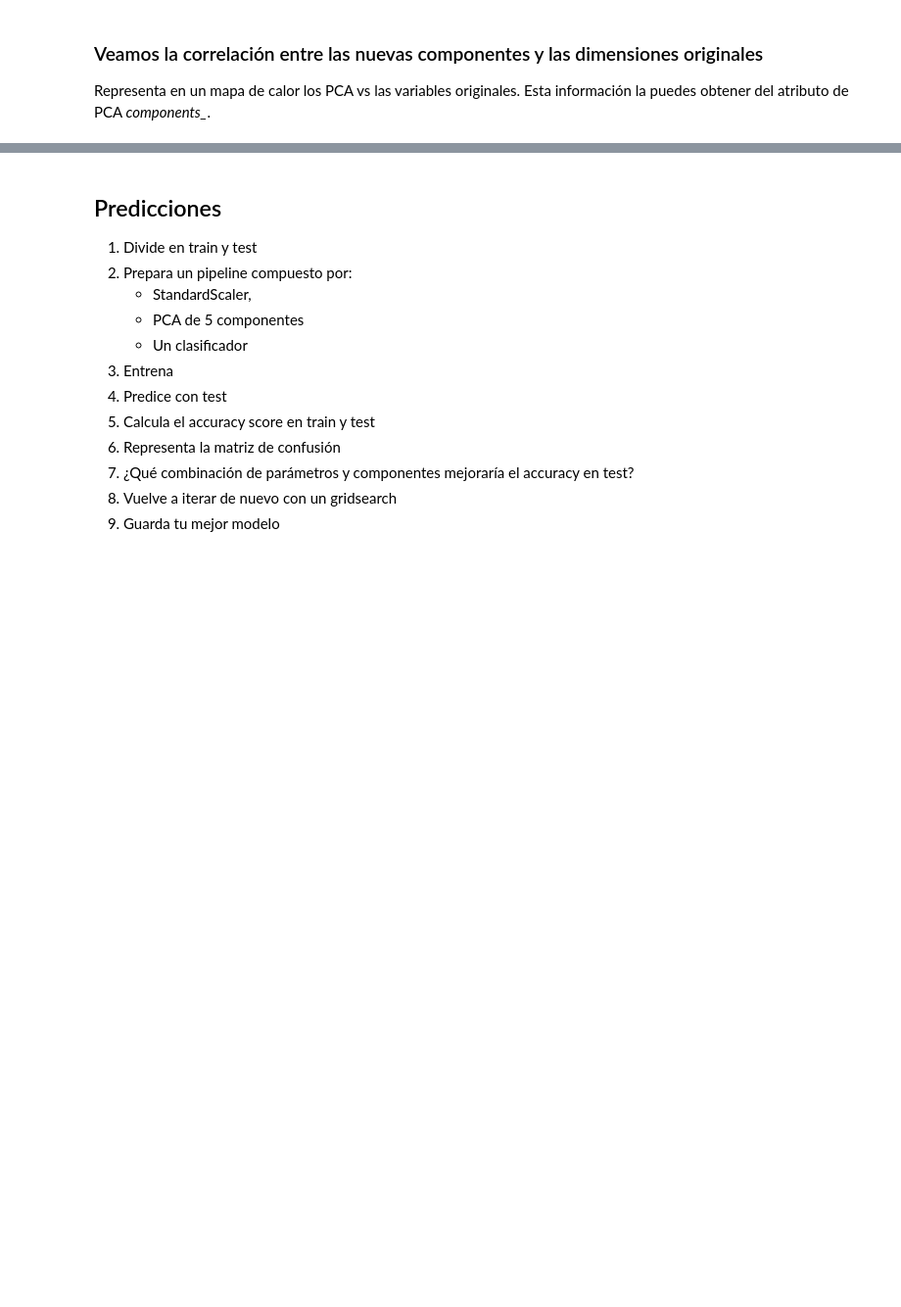
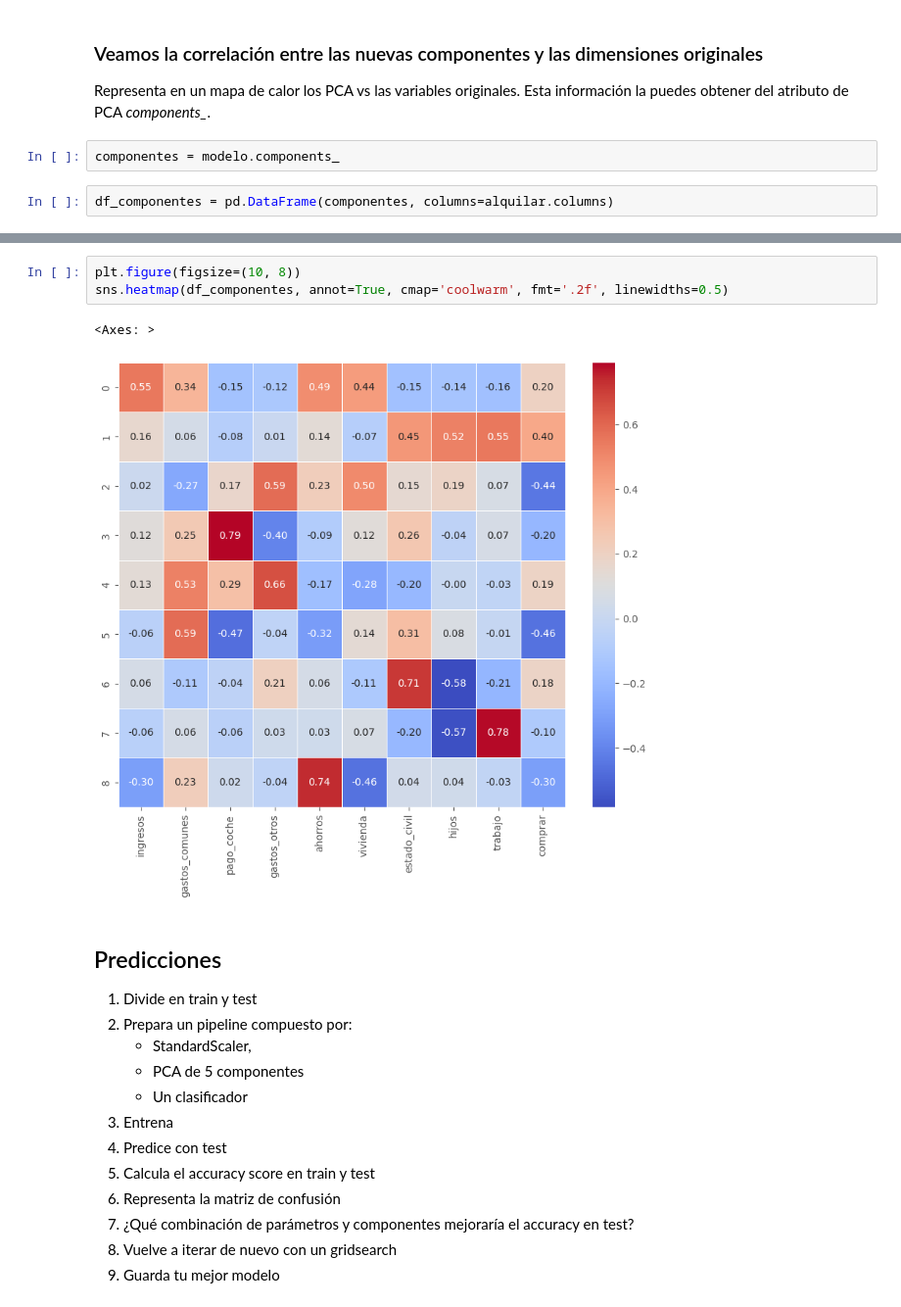
Before and after one commit to InigoLopez1999/2503_dsft_thebridge_inigolopez, a Jupyter notebook: 3-Machine_Learning/2-No_Supervisado/2-PCA/Practica/2_PCA Alquier Compra.ipynb, the cells around one changed output, grey strips where cells are left out. Shown: that part at 98% size. Cells and saved outputs as stored; diff of their text form; blank space fills up the shorter version.

```diff
--- a/3-Machine_Learning/2-No_Supervisado/2-PCA/Practica/2_PCA Alquier Compra.ipynb
+++ b/3-Machine_Learning/2-No_Supervisado/2-PCA/Practica/2_PCA Alquier Compra.ipynb
@@ -129,3 +202,7 @@ Representa en un diagrama de lineas la evolución de la varianza acumulada en fu
 # %% [markdown]
 ### Veamos la correlación entre las nuevas componentes y las dimensiones originales
 Representa en un mapa de calor los PCA vs las variables originales. Esta información la puedes obtener del atributo de PCA *components_*.
+# %%
+componentes = modelo.components_
+# %%
+df_componentes = pd.DataFrame(componentes, columns=alquilar.columns)
@@ -132,3 +222,9 @@ Representa en un mapa de calor los PCA vs las variables originales. Esta informa
+# %%
+plt.figure(figsize=(10, 8))
+sns.heatmap(df_componentes, annot=True, cmap='coolwarm', fmt='.2f', linewidths=0.5)
+# %% [output]
+<Axes: >
+[figure, added]
 # %% [markdown]
 ## Predicciones
 1. Divide en train y test
```
Also changed, not shown: parts of 12 cells of this notebook.
